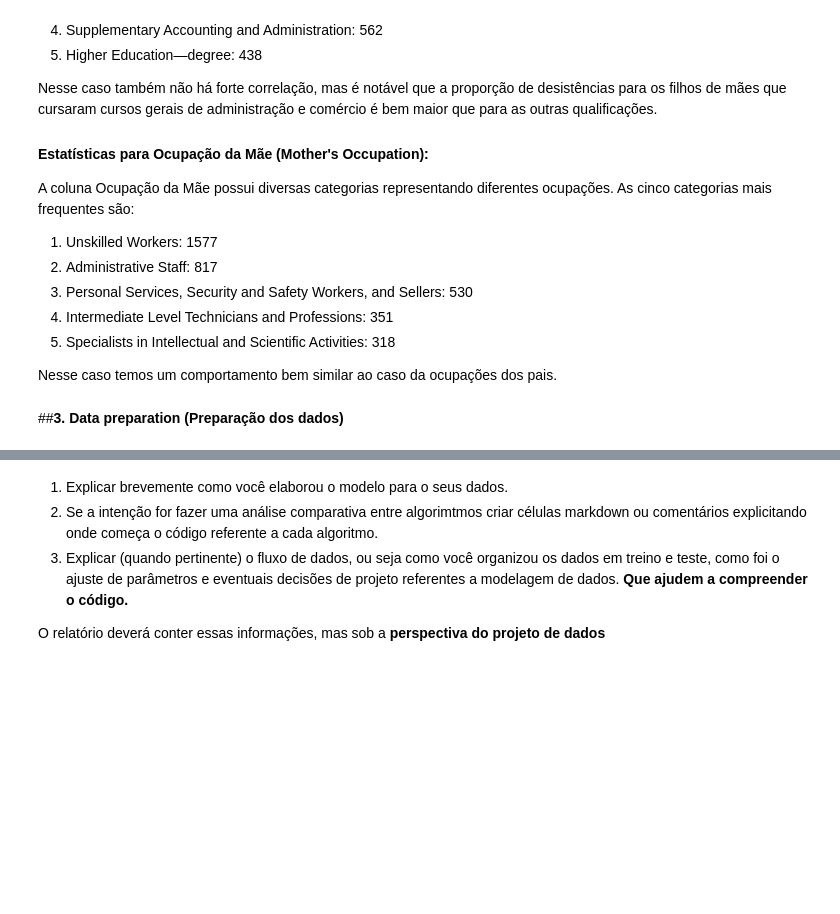
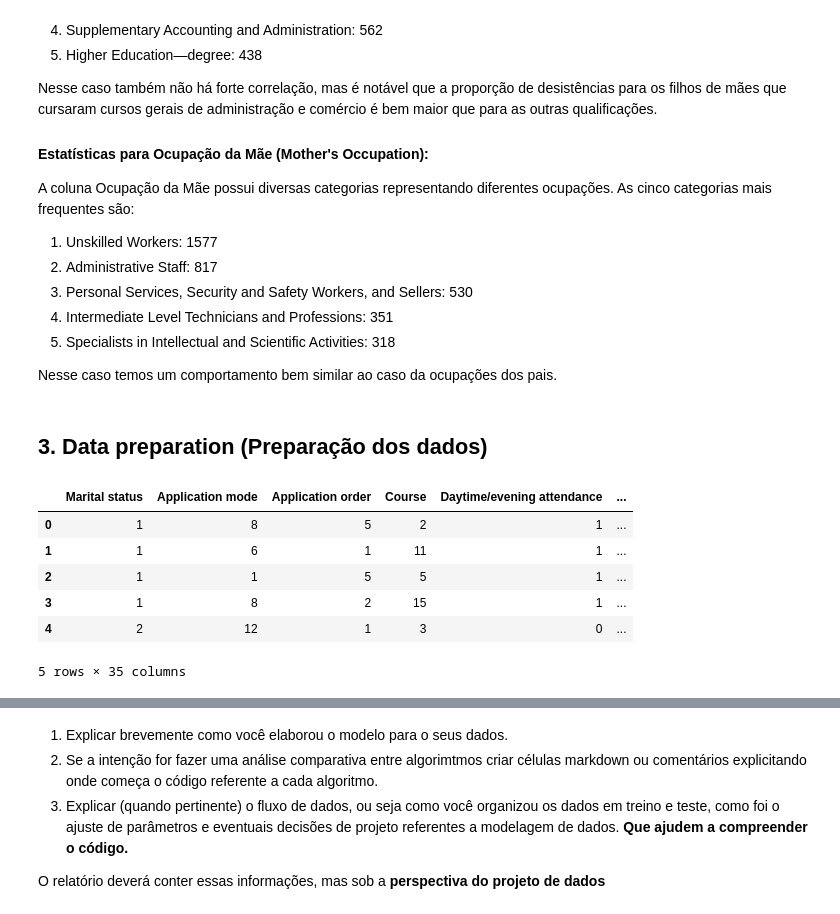
Before and after one commit to Chbmleao/DataMining-TP4, a Jupyter notebook: TP_Mineração_de_Dados.ipynb, the cells around one changed output, grey strips where cells are left out. Cells and saved outputs as stored; diff of their text form; code cells hidden in the pictures; blank space fills up the shorter version.

```diff
--- a/TP_Mineração_de_Dados.ipynb
+++ b/TP_Mineração_de_Dados.ipynb
@@ -513,4 +513,15 @@ A coluna Ocupação da Mãe possui diversas categorias representando diferentes
 
 Nesse caso temos um comportamento bem similar ao caso da ocupações dos pais.
 # %% [markdown]
-##**3. Data preparation (Preparação dos dados)**
+## 3. Data preparation (Preparação dos dados)
+# %%
+df['Target'] = df['Target'].map({'Dropout': 0, 'Enrolled': 1, 'Graduate': 2})
+df.head()
+# %% [output]
+|  | Marital status | Application mode | Application order | Course | Daytime/evening attendance | ... |
+| 0 | 1 | 8 | 5 | 2 | 1 | ... |
+| 1 | 1 | 6 | 1 | 11 | 1 | ... |
+| 2 | 1 | 1 | 5 | 5 | 1 | ... |
+| 3 | 1 | 8 | 2 | 15 | 1 | ... |
+| 4 | 2 | 12 | 1 | 3 | 0 | ... |
+5 rows × 35 columns
```
Also changed, not shown: parts of 12 cells of this notebook.
